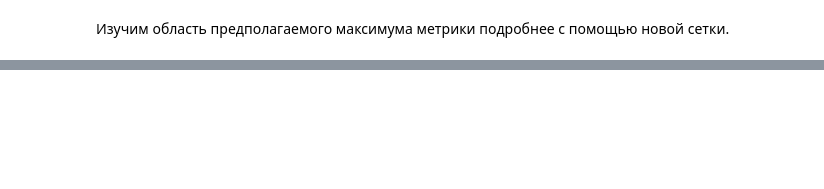
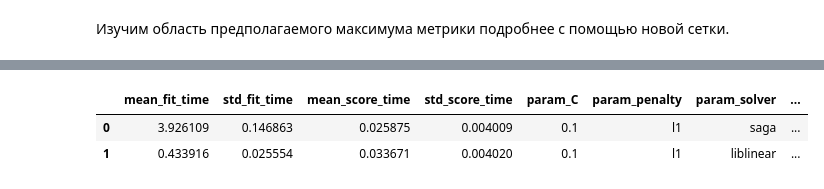
Before and after one commit to DadonovIV/for_sf_ds, a Jupyter notebook: ML/ML_7/Прогнозирование биологического ответа.ipynb, the cells around one changed output, grey strips where cells are left out. Drawn from its saved outputs; the diff is of its cells as text; code cells hidden in the pictures; blank space fills up the shorter version.

```diff
--- a/ML/ML_7/Прогнозирование биологического ответа.ipynb
+++ b/ML/ML_7/Прогнозирование биологического ответа.ipynb
@@ -150,0 +173,8 @@ NotFittedError: This GridSearchCV instance is not fitted yet. Call 'fit' with ap
+# %%
+# Результаты кросс-валидации
+result_cv = pd.DataFrame(grid_search_2.cv_results_)
+result_cv.head(2)
+# %% [output]
+|  | mean_fit_time | std_fit_time | mean_score_time | std_score_time | param_C | param_penalty | param_solver | ... |
+| 0 | 3.926109 | 0.146863 | 0.025875 | 0.004009 | 0.1 | l1 | saga | ... |
+| 1 | 0.433916 | 0.025554 | 0.033671 | 0.004020 | 0.1 | l1 | liblinear | ... |
```
Also changed, not shown: parts of 44 cells of this notebook.
